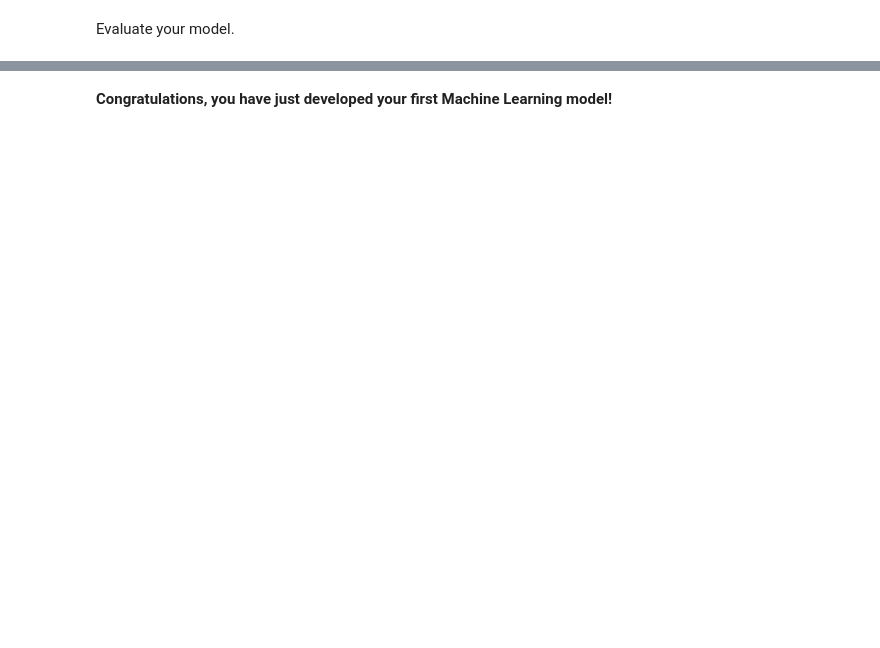
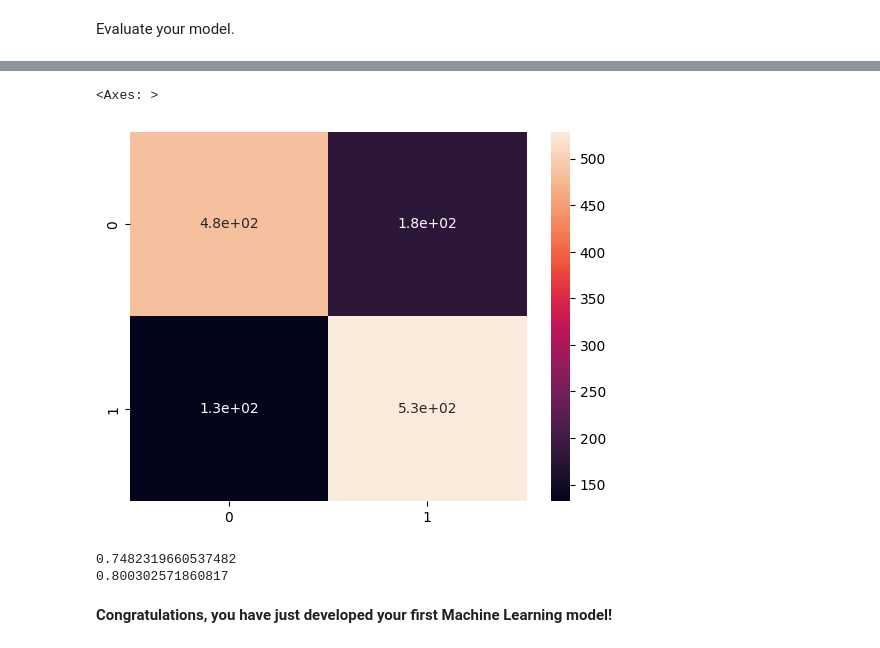
Before and after one commit to mtarrago/lab-intro-to-ml, a Jupyter notebook: lab-intro_to_ml.ipynb, the cells around one changed output, grey strips where cells are left out. Drawn from its saved outputs; the diff is of its cells as text; code cells hidden in the pictures; blank space fills up the shorter version.

```diff
--- a/lab-intro_to_ml.ipynb
+++ b/lab-intro_to_ml.ipynb
@@ -165,7 +187,7 @@ display(y_train.head())
 Name: Transported, dtype: bool
 # %%
 #your code here
-#from sklearn.neighbors import KNeighborsRegressor
-knn = KNeighborsRegressor()
+from sklearn.neighbors import KNeighborsClassifier
+knn = KNeighborsClassifier()
 knn
 # %% [output]
@@ -186,0 +209,3 @@ knn.score(X_test, y_test)
+# %%
+pred = knn.predict(X_test)
+pred
@@ -187,2 +226,17 @@ knn.score(X_test, y_test)
+# %%
+sns.heatmap(confusion_matrix(y_test,pred), annot=True)
+# %% [output]
+<Axes: >
+[figure, added]
+# %%
+#from sklearn.metrics import mean_squared_error for regression
+#precision = how many times the model is correct for anything you predicted
+#recall  =
+from sklearn.metrics import precision_score, recall_score
+print(precision_score(y_test,pred))
+print(recall_score(y_test,pred))
+# %% [output]
+0.7482319660537482
+0.800302571860817
 # %% [markdown]
 **Congratulations, you have just developed your first Machine Learning model!**
```
Also changed, not shown: parts of 7 cells of this notebook.
